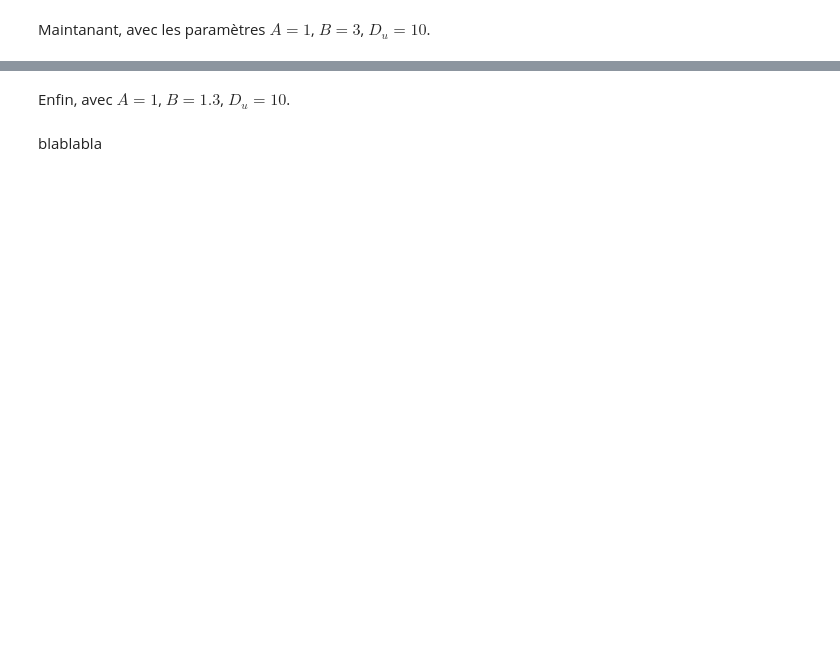
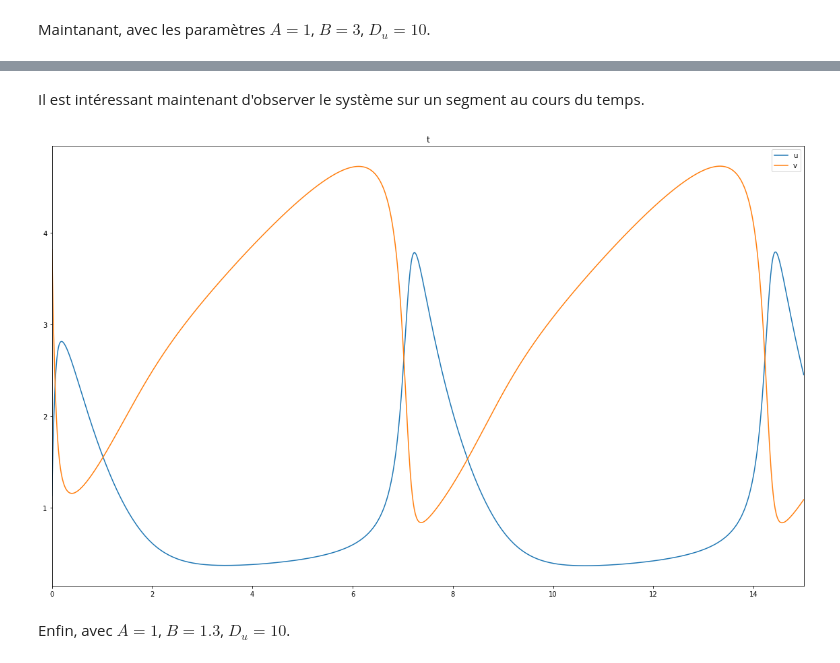
Before and after one commit to quent142/Projet-sim-num-Quentin-Jonathan, a Jupyter notebook: Notebook_Brusselator.ipynb, the cells around one changed output, grey strips where cells are left out. Drawn from its saved outputs; the diff is of its cells as text; code cells hidden in the pictures; blank space fills up the shorter version.

```diff
--- a/Notebook_Brusselator.ipynb
+++ b/Notebook_Brusselator.ipynb
@@ -185,0 +288,22 @@ blablabla
+# %%
+cst_u = D_u*k/h**2
+cst_v = D_v*k/h**2
+
+A_u = (1+2*cst_u)*np.eye(N) - cst_u*np.eye(N,k=-1) - cst_u*np.eye(N,k=1)
+A_v = (1+2*cst_v)*np.eye(N,N) - cst_v*np.eye(N,k=-1) - cst_v*np.eye(N,k=1)
+A_u[0,0],A_u[0,1],A_u[-1,-1],A_u[-1,-2] = 1,-1,1,-1
+A_v[0,0],A_v[0,1],A_v[-1,-1],A_v[-1,-2] = 1,-1,1,-1
+
+for i in range(T) :
+    #création du vecteur pour la résolution du système linéaire à venir
+    u_ = u[:,i]
+    v_ = v[:,i]
+    B_u = u_ + k*(A + v_*u_**2 - B*u_ - u_)
+    B_v = v_ + k*(B*u_ - v_*u_**2)
+
+    #modification pour respecter les conditions aux bords
+    B_u[0],B_u[-1],B_v[0],B_v[-1] = 0,0,0,0
+
+    #résolution du système linéaire
+    u[:,i+1] = np.linalg.solve(A_u,B_u)
+    v[:,i+1] = np.linalg.solve(A_v,B_v)
@@ -186,4 +352,16 @@ blablabla
+# %% [markdown]
+Il est intéressant maintenant d'observer le système sur un segment au cours du temps.
+# %%
+fig2_bis = plt.figure(figsize=(20,12))
+ax0 = plt.subplot(111)
+ax0.set_title("t")
+ax0.set_xlim(0,time)
+t = np.linspace(0,time,T+1)
+line1, = plt.plot(t,u[25,:], label = 'u')
+line2, = plt.plot(t,v[25,:], label = 'v')
+plt.legend()
+plt.show()
+# %% [output]
+[figure, added]
 # %% [markdown]
 Enfin, avec $A=1$, $B=1.3$, $D_u=10$.
-# %% [markdown]
-blablabla
```
Also changed, not shown: parts of 17 cells of this notebook.
